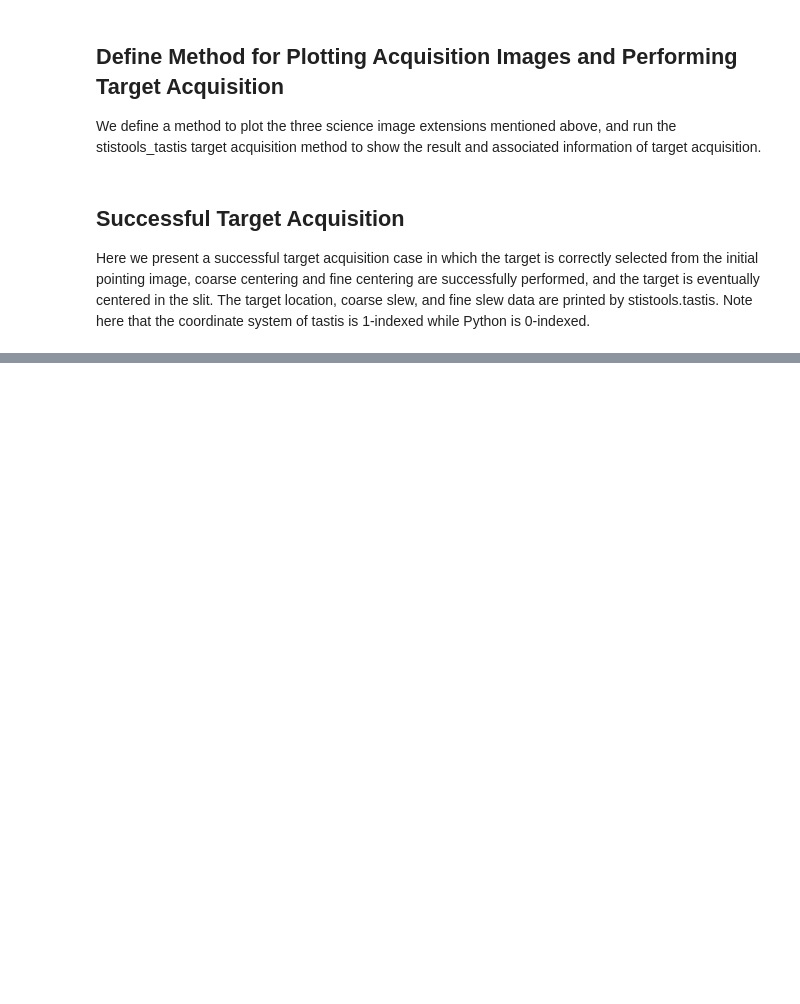
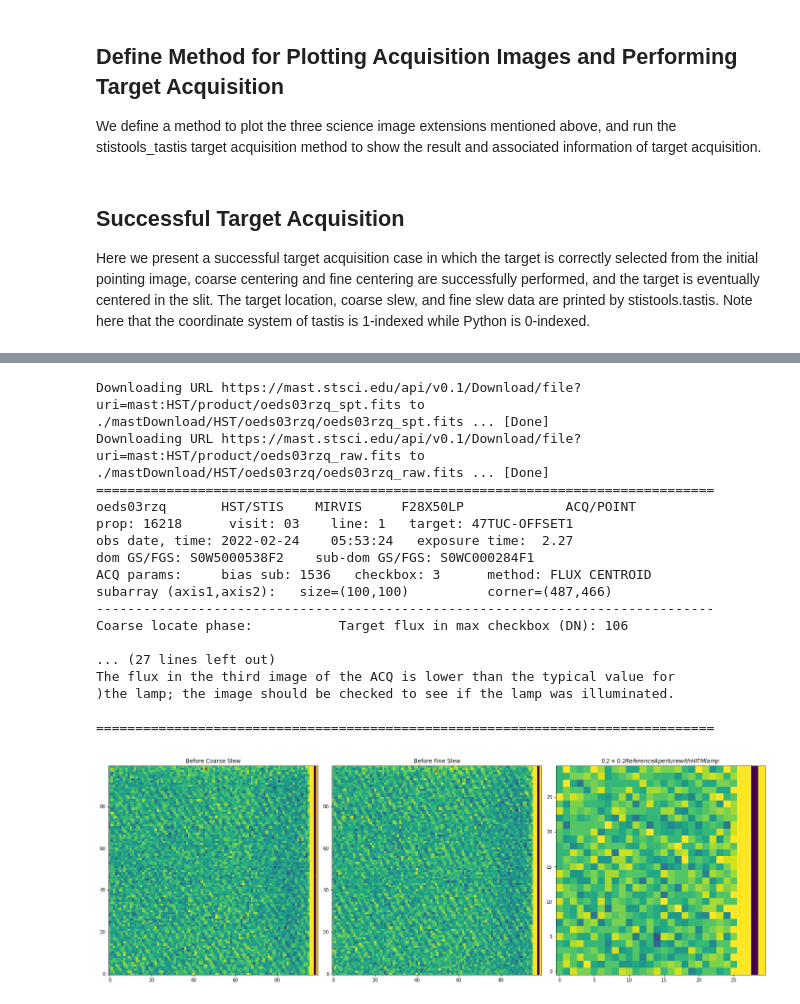
Before and after one commit to spacetelescope/STIS-Notebooks, a Jupyter notebook: acquisition/acq.ipynb, the cells around one changed output, grey strips where cells are left out. Drawn from its saved outputs; the diff is of its cells as text; code cells hidden in the pictures; blank space fills up the shorter version.

```diff
--- a/acquisition/acq.ipynb
+++ b/acquisition/acq.ipynb
@@ -168,0 +188,21 @@ by more than 25%.  This may indicate a problem with your acquisition.
+# %%
+acq("oeds03rzq")
+# %% [output]
+Downloading URL https://mast.stsci.edu/api/v0.1/Download/file?uri=mast:HST/product/oeds03rzq_spt.fits to ./mastDownload/HST/oeds03rzq/oeds03rzq_spt.fits ... [Done]
+Downloading URL https://mast.stsci.edu/api/v0.1/Download/file?uri=mast:HST/product/oeds03rzq_raw.fits to ./mastDownload/HST/oeds03rzq/oeds03rzq_raw.fits ... [Done]
+===============================================================================
+oeds03rzq       HST/STIS    MIRVIS     F28X50LP             ACQ/POINT
+prop: 16218      visit: 03    line: 1   target: 47TUC-OFFSET1
+obs date, time: 2022-02-24    05:53:24   exposure time:  2.27
+dom GS/FGS: S0W5000538F2    sub-dom GS/FGS: S0WC000284F1
+ACQ params:     bias sub: 1536   checkbox: 3      method: FLUX CENTROID
+subarray (axis1,axis2):   size=(100,100)          corner=(487,466)
+-------------------------------------------------------------------------------
+Coarse locate phase:           Target flux in max checkbox (DN): 106
+
+... (27 lines left out)
+The flux in the third image of the ACQ is lower than the typical value for
+)the lamp; the image should be checked to see if the lamp was illuminated.
+
+===============================================================================
+[figure, added]
```
Also changed, not shown: parts of 15 cells of this notebook.
